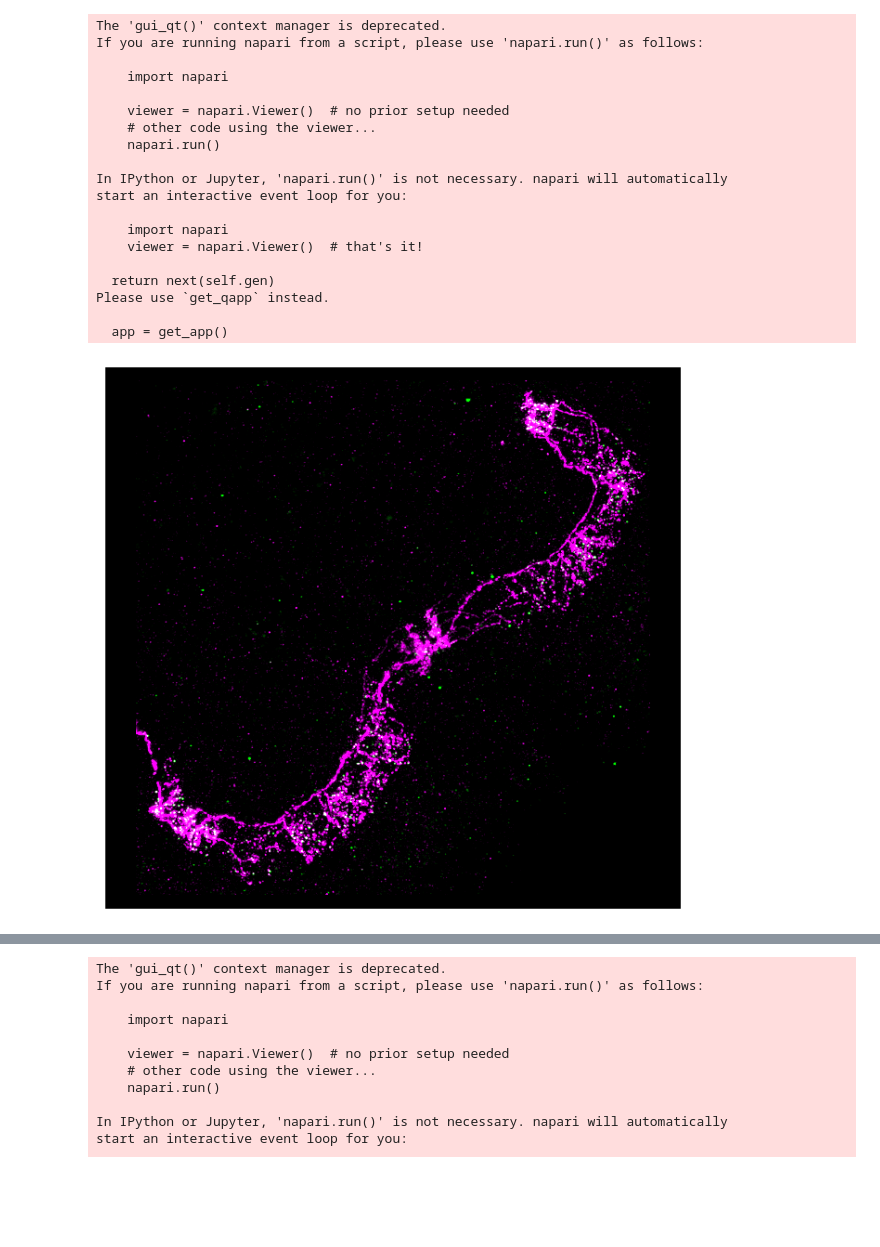
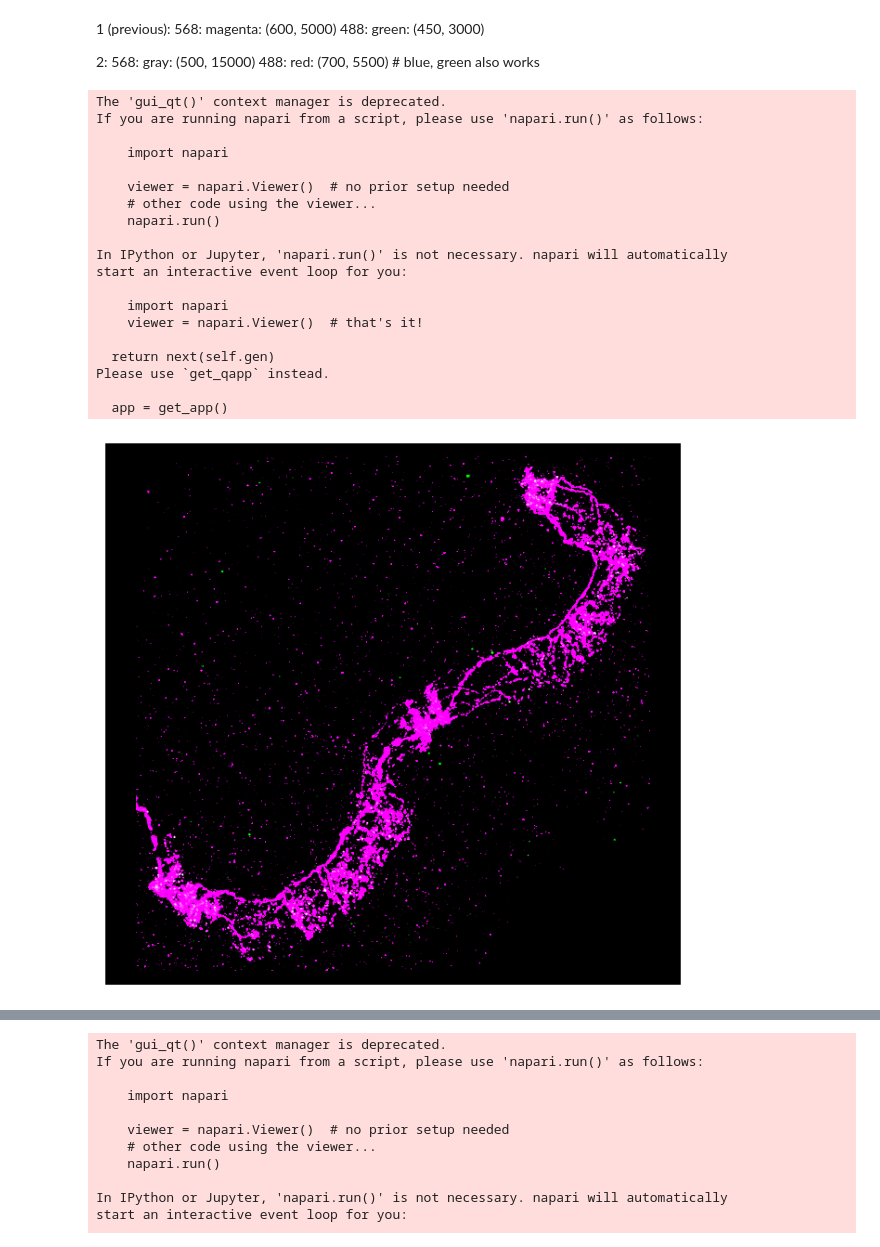
Before and after one commit to sansachenlelele/connectome_analysis_fisherlab, a Jupyter notebook: save_svg-airyscan.ipynb, the cells around one changed output, grey strips where cells are left out. Drawn from its saved outputs; the diff is of its cells as text; code cells hidden in the pictures; blank space fills up the shorter version.

```diff
--- a/save_svg-airyscan.ipynb
+++ b/save_svg-airyscan.ipynb
@@ -103,6 +103,14 @@ viewer.add_image(
 )
 
 napari.run()
+# %% [markdown]
+1 (previous):
+568: magenta: (600, 5000)
+488: green: (450, 3000)
+
+2:
+568: gray: (500, 15000)
+488: red: (700, 5500)   # blue, green also works
 # %%
 # starting from this cell, need to change the parameters (contrast_limits) before running this cell.
 # "screenshot" of top view of 3D view (both channels):
@@ -115,7 +123,7 @@ with napari.gui_qt():
         name='568 Channel',
         colormap='magenta',
         blending='additive',
-        contrast_limits=(600, 5000),
+        contrast_limits=(1000, 2000),
         rendering='mip',
         #attenuation=0.05,
     )
@@ -124,7 +132,7 @@ with napari.gui_qt():
         name='488 Channel',
         colormap='green',
         blending='additive',
-        contrast_limits=(450, 3000),
+        contrast_limits=(700, 5500),
         rendering='mip',
     )
 
@@ -133,34 +141,34 @@ with napari.gui_qt():
 
 # 3) Embed in a Matplotlib fig and save:
 fig, ax = plt.subplots(figsize=(8, 8))   # size in inches is arbitrary
 ax.imshow(highres, interpolation='nearest')
 ax.axis('off')
 
 # push out the SVG/EPS with your giant bitmap inside:
 fig.savefig('fly6_2channels.svg', format='svg',
             bbox_inches='tight', pad_inches=0, dpi=800)
 #fig.savefig('napari_3d_ultrahighres.eps', format='eps', bbox_inches='tight', pad_inches=0, dpi=800)
 # %% [output]
 The 'gui_qt()' context manager is deprecated.
 If you are running napari from a script, please use 'napari.run()' as follows:
 
     import napari
 
     viewer = napari.Viewer()  # no prior setup needed
     # other code using the viewer...
     napari.run()
 
 In IPython or Jupyter, 'napari.run()' is not necessary. napari will automatically
 start an interactive event loop for you:
 
     import napari
     viewer = napari.Viewer()  # that's it!
 
   return next(self.gen)
 Please use `get_qapp` instead.
 
   app = get_app()
-[figure, old version]
+[figure, new version]
 # %%
 # "screenshot" of top view of 3D view (red channel only):
 
```
Also changed, not shown: parts of 2 cells of this notebook.
